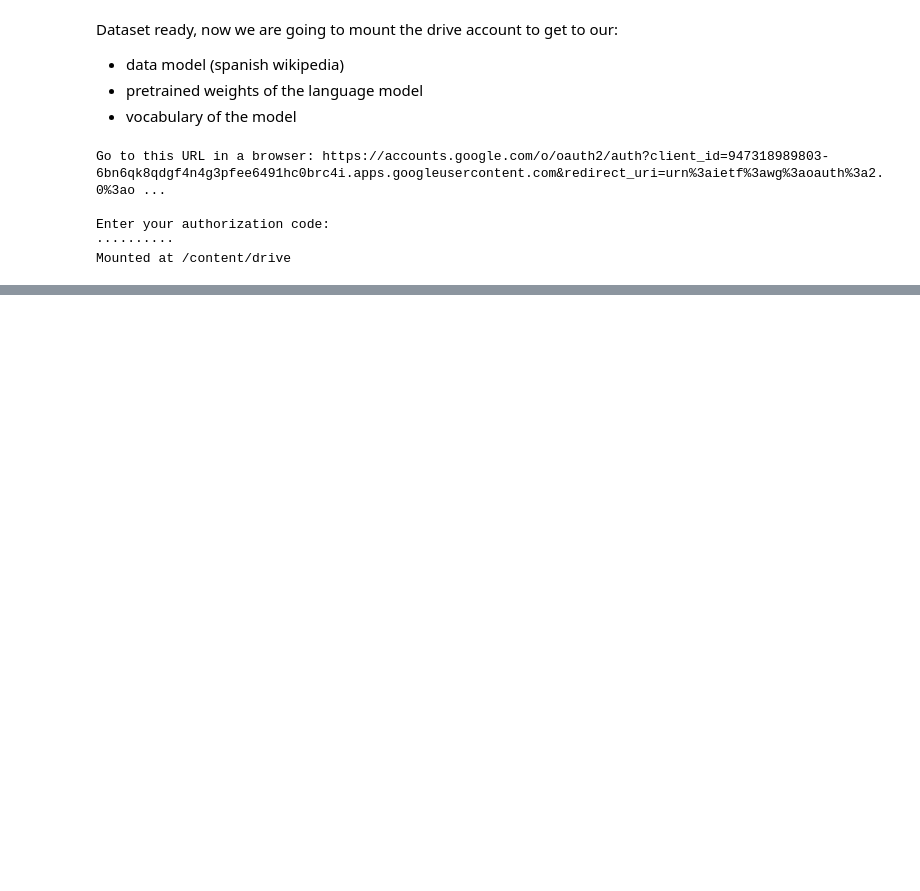
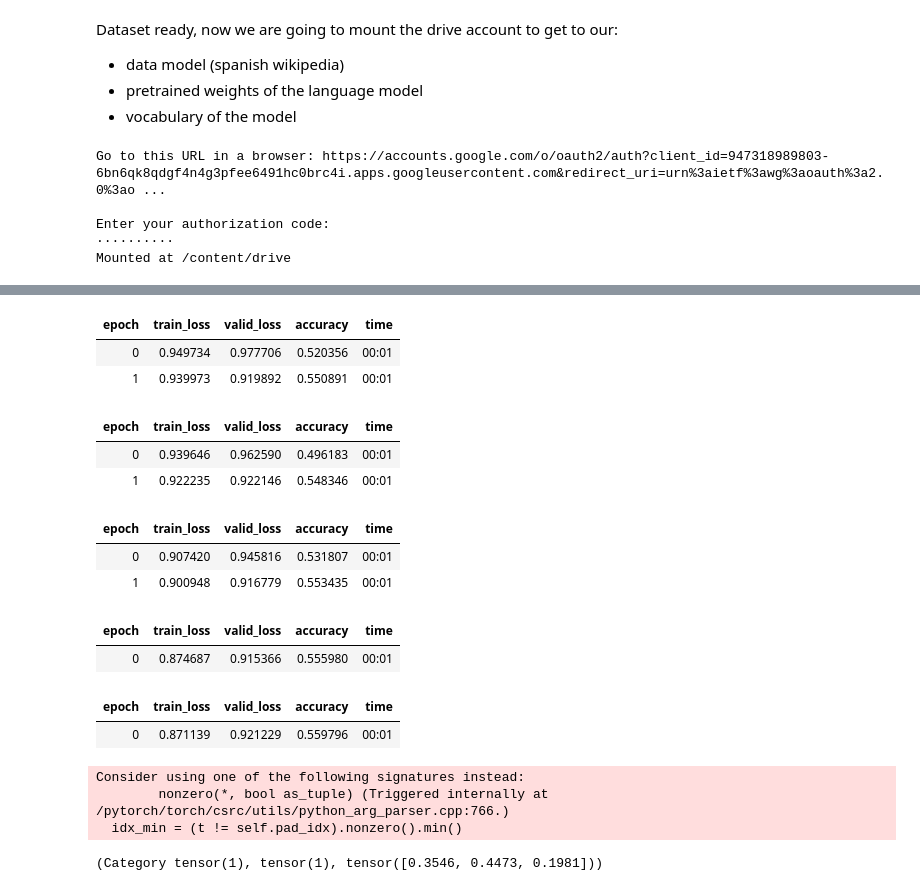
Before and after one commit to gsidorov/spanish_airlines_twitter, a Jupyter notebook: spanish_airlines_eswiki.ipynb, the cells around one changed output, grey strips where cells are left out. Cells and saved outputs as stored; diff of their text form; code cells hidden in the pictures; blank space fills up the shorter version.

```diff
--- a/spanish_airlines_eswiki.ipynb
+++ b/spanish_airlines_eswiki.ipynb
@@ -56,0 +212,35 @@ Mounted at /content/drive
+# %%
+learn_c.fit_one_cycle(2, lr, moms=(0.8,0.7))
+# %% [output]
+| epoch | train_loss | valid_loss | accuracy | time |
+| 0 | 0.949734 | 0.977706 | 0.520356 | 00:01 |
+| 1 | 0.939973 | 0.919892 | 0.550891 | 00:01 |
+# %%
+learn_c.fit_one_cycle(2, slice(lr/(2.6**4),lr), moms=(0.8,0.7))
+# %% [output]
+| epoch | train_loss | valid_loss | accuracy | time |
+| 0 | 0.939646 | 0.962590 | 0.496183 | 00:01 |
+| 1 | 0.922235 | 0.922146 | 0.548346 | 00:01 |
+# %%
+learn_c.fit_one_cycle(2, slice(lr/2/(2.6**4),lr/2), moms=(0.8,0.7))
+# %% [output]
+| epoch | train_loss | valid_loss | accuracy | time |
+| 0 | 0.907420 | 0.945816 | 0.531807 | 00:01 |
+| 1 | 0.900948 | 0.916779 | 0.553435 | 00:01 |
+# %%
+learn_c.fit_one_cycle(1, slice(lr/10/(2.6**4),lr/10), moms=(0.8,0.7))
+# %% [output]
+| epoch | train_loss | valid_loss | accuracy | time |
+| 0 | 0.874687 | 0.915366 | 0.555980 | 00:01 |
+# %%
+learn_c.fit_one_cycle(1, slice(lr/10/(2.6**4),lr/10), moms=(0.8,0.7))
+# %% [output]
+| epoch | train_loss | valid_loss | accuracy | time |
+| 0 | 0.871139 | 0.921229 | 0.559796 | 00:01 |
+# %%
+learn_c.predict('hola que pasa')
+# %% [output]
+Consider using one of the following signatures instead:
+        nonzero(*, bool as_tuple) (Triggered internally at  /pytorch/torch/csrc/utils/python_arg_parser.cpp:766.)
+  idx_min = (t != self.pad_idx).nonzero().min()
+(Category tensor(1), tensor(1), tensor([0.3546, 0.4473, 0.1981]))
```
Also changed, not shown: parts of 27 cells of this notebook.
